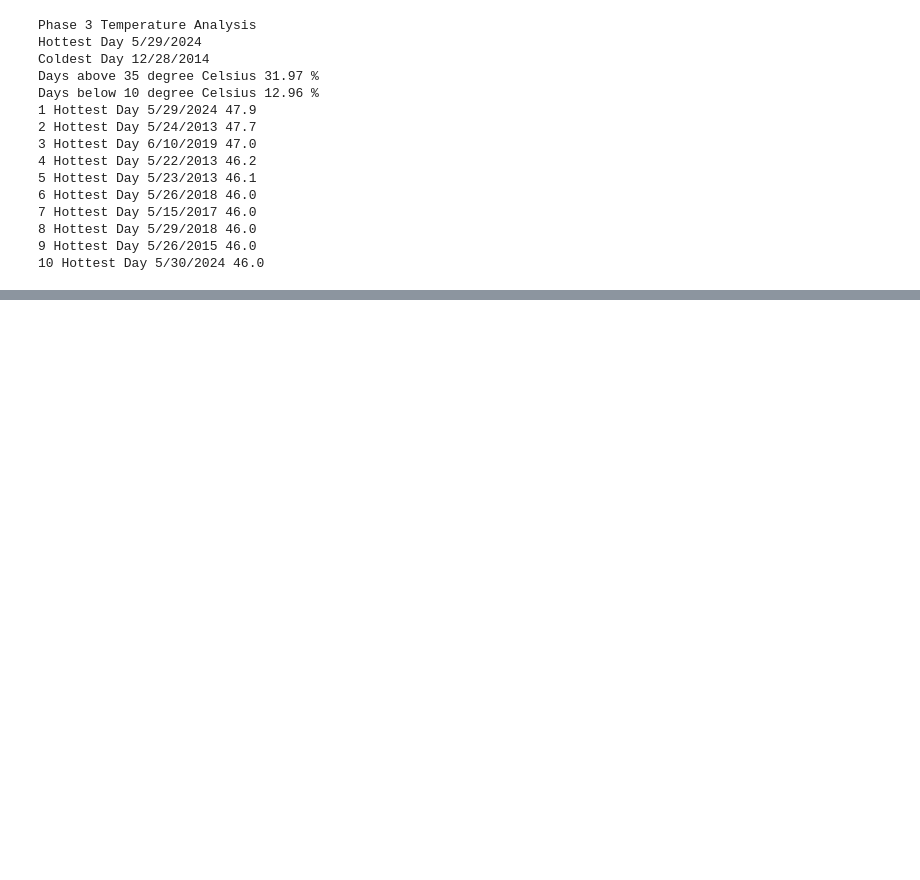
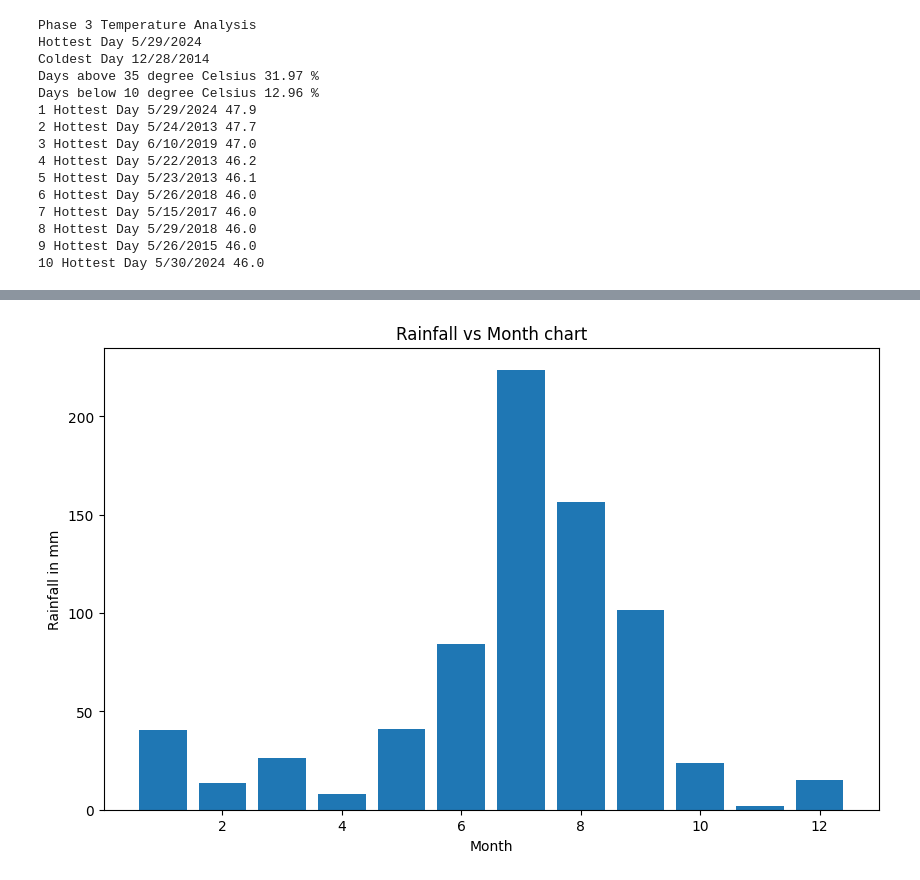
Before and after one commit to realakshatsingh/delhi-weather-analysis, a Jupyter notebook: weatheranalysis.ipynb, the cells around one changed output, grey strips where cells are left out. Cells and saved outputs as stored; diff of their text form; code cells hidden in the pictures; blank space fills up the shorter version.

```diff
--- a/weatheranalysis.ipynb
+++ b/weatheranalysis.ipynb
@@ -136,0 +213,10 @@ print("Phase 4: Rainfall Analysis")
+# %%
+max = arr_temp[0]
+month = 1
+for i in range(1,13,1):
+    indices = np.where(month_getter(arr_date)==str(i),True,False)
+    temp_for_month = np.mean(arr_temp_max[indices])
+    if max < temp_for_month:
+        max = temp_for_month
+        month = i
+print("The Hottest Month is",month)
@@ -136,0 +332,12 @@ print("Phase 4: Rainfall Analysis")
+# %%
+months = list(data_final.keys())
+average_rainfall = list(data_final.values())
+
+plt.figure(figsize=(10,6))
+plt.bar(months,average_rainfall)
+plt.xlabel("Month")
+plt.ylabel("Rainfall in mm")
+plt.title("Rainfall vs Month chart")
+plt.show()
+# %% [output]
+[figure, added]
```
Also changed, not shown: parts of 19 cells of this notebook, 2 other files.
